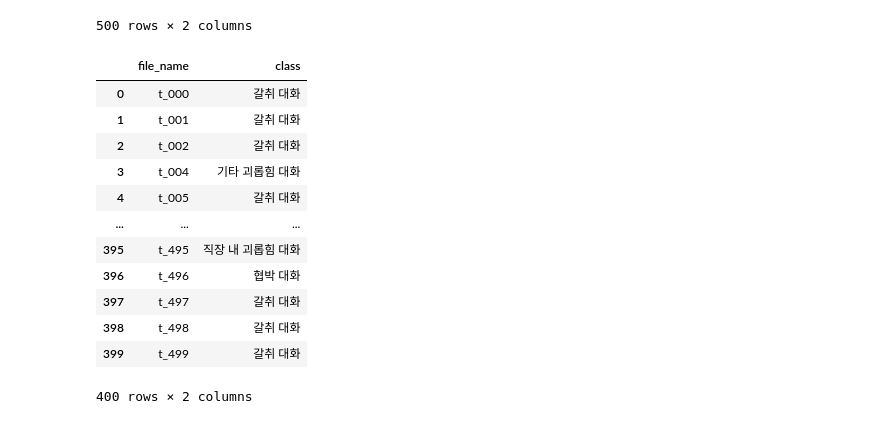
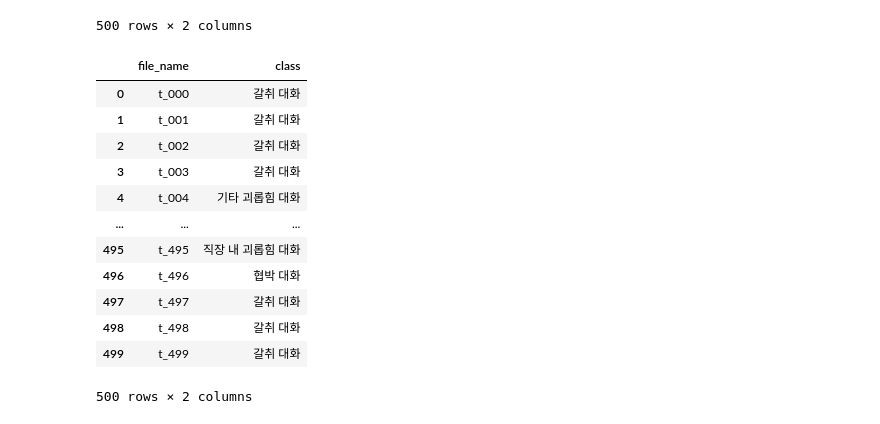
Before and after one commit to hojae-m-choi/dlthon-minions, a Jupyter notebook: share/submission.ipynb, the cells around one changed output. Saved outputs shown, nothing was run; the diff lists cells and outputs as text; code cells hidden in the pictures.

Commit message:
edit submission

```diff
--- a/share/submission.ipynb
+++ b/share/submission.ipynb
@@ -150,22 +150,22 @@ pred_df
 | 499 | 갈취 대화 | t_499 |
 500 rows × 2 columns
 # %%
-submission = pd.read_csv('./data/submission.csv')
+submission = pd.read_csv('./data/new_submission.csv')
 # %%
-new_submission = submission.drop('class', axis=1).merge(pred_df, on='file_name')
-new_submission
+submission = submission.drop('class', axis=1).merge(pred_df, on='file_name')
+submission
 # %% [output]
 |  | file_name | class |
 | 0 | t_000 | 갈취 대화 |
 | 1 | t_001 | 갈취 대화 |
 | 2 | t_002 | 갈취 대화 |
-| 3 | t_004 | 기타 괴롭힘 대화 |
-| 4 | t_005 | 갈취 대화 |
+| 3 | t_003 | 갈취 대화 |
+| 4 | t_004 | 기타 괴롭힘 대화 |
 | ... | ... | ... |
-| 395 | t_495 | 직장 내 괴롭힘 대화 |
-| 396 | t_496 | 협박 대화 |
-| 397 | t_497 | 갈취 대화 |
-| 398 | t_498 | 갈취 대화 |
-| 399 | t_499 | 갈취 대화 |
+| 495 | t_495 | 직장 내 괴롭힘 대화 |
+| 496 | t_496 | 협박 대화 |
+| 497 | t_497 | 갈취 대화 |
+| 498 | t_498 | 갈취 대화 |
+| 499 | t_499 | 갈취 대화 |
-400 rows × 2 columns
+500 rows × 2 columns
 # %%
```
Also changed, not shown: parts of 1 cell of this notebook, 5 other files.
